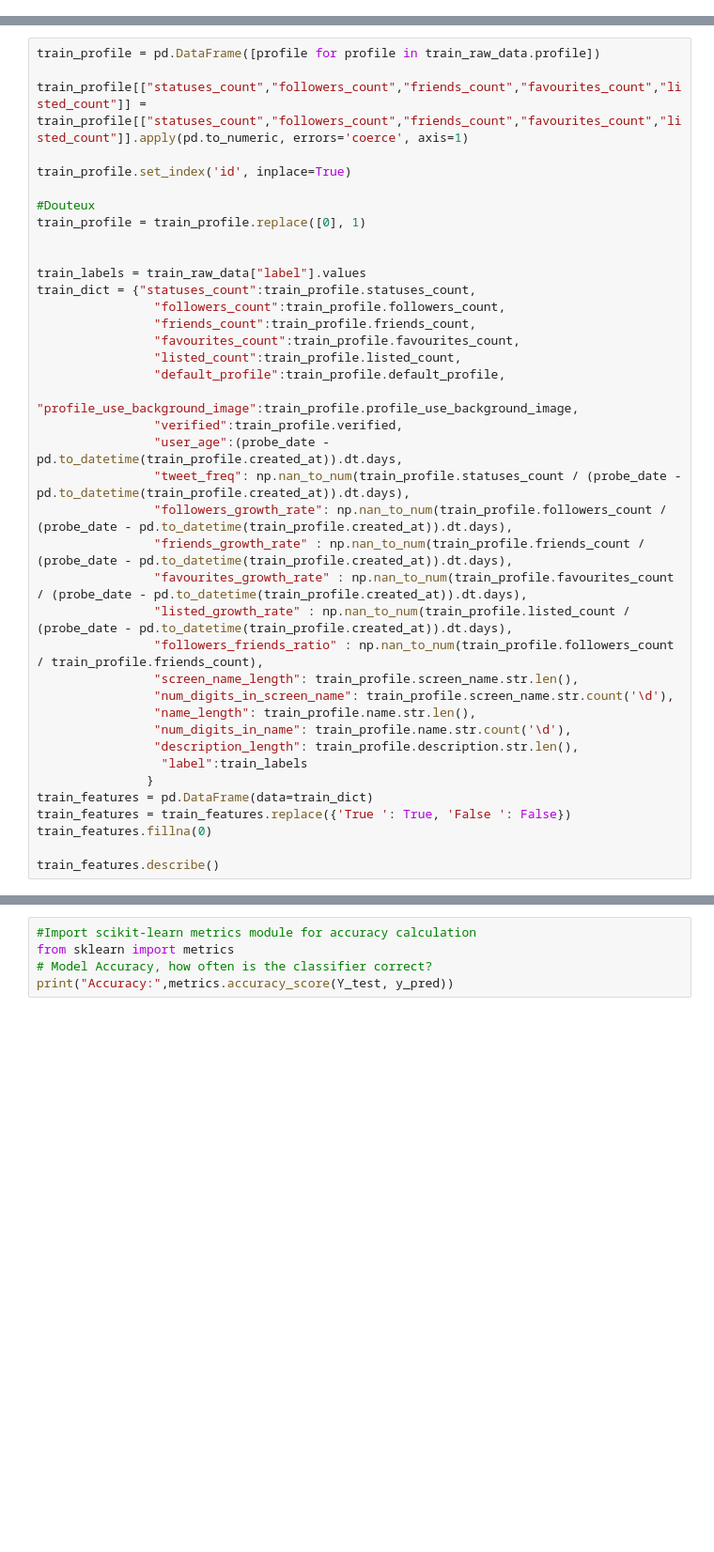
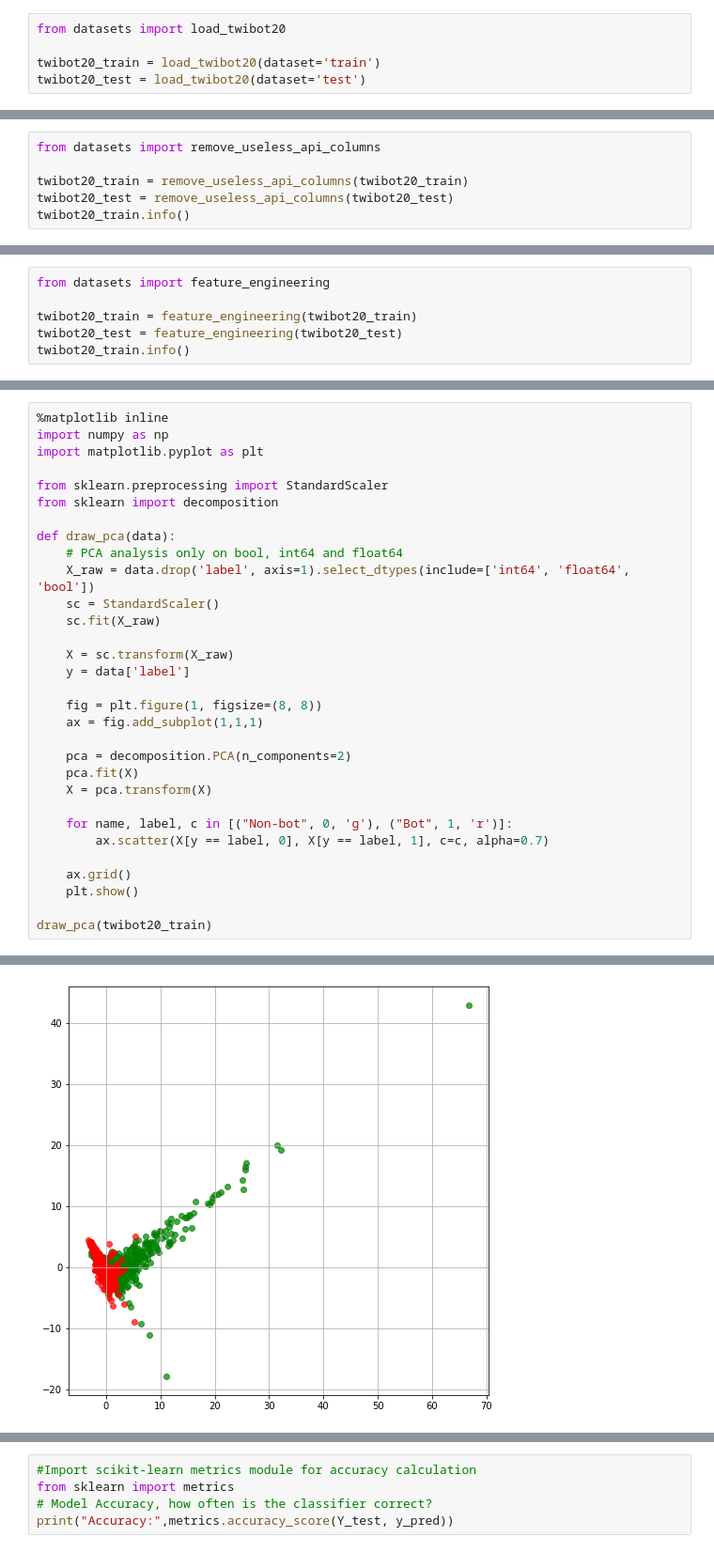
Before and after one commit to Obyka/PI_Bots_President, a Jupyter notebook: PI_model_TwiBot.ipynb, the cells around one changed output, grey strips where cells are left out. Shown at 94% size. Cells and saved outputs as stored; diff of their text form; blank space fills up the shorter version.

```diff
--- a/PI_model_TwiBot.ipynb
+++ b/PI_model_TwiBot.ipynb
@@ -13,0 +15,5 @@ ValueError: Expected object or value
+# %%
+from datasets import load_twibot20
+
+twibot20_train = load_twibot20(dataset='train')
+twibot20_test = load_twibot20(dataset='test')
@@ -13,0 +111,6 @@ ValueError: Expected object or value
+# %%
+from datasets import remove_useless_api_columns
+
+twibot20_train = remove_useless_api_columns(twibot20_train)
+twibot20_test = remove_useless_api_columns(twibot20_test)
+twibot20_train.info()
@@ -13,0 +140,6 @@ ValueError: Expected object or value
+# %%
+from datasets import feature_engineering
+
+twibot20_train = feature_engineering(twibot20_train)
+twibot20_test = feature_engineering(twibot20_test)
+twibot20_train.info()
@@ -14,40 +255,32 @@ ValueError: Expected object or value
 # %%
-train_profile = pd.DataFrame([profile for profile in train_raw_data.profile])
+%matplotlib inline
+import numpy as np
+import matplotlib.pyplot as plt
 
-train_profile[["statuses_count","followers_count","friends_count","favourites_count","listed_count"]] = train_profile[["statuses_count","followers_count","friends_count","favourites_count","listed_count"]].apply(pd.to_numeric, errors='coerce', axis=1)
+from sklearn.preprocessing import StandardScaler
+from sklearn import decomposition
 
-train_profile.set_index('id', inplace=True)
+def draw_pca(data):
+    # PCA analysis only on bool, int64 and float64
+    X_raw = data.drop('label', axis=1).select_dtypes(include=['int64', 'float64', 'bool'])
+    sc = StandardScaler()
+    sc.fit(X_raw)
 
-#Douteux
-train_profile = train_profile.replace([0], 1)
+    X = sc.transform(X_raw)
+    y = data['label']
 
+    fig = plt.figure(1, figsize=(8, 8))
+    ax = fig.add_subplot(1,1,1)
 
-train_labels = train_raw_data["label"].values
-train_dict = {"statuses_count":train_profile.statuses_count,
-                "followers_count":train_profile.followers_count,
-                "friends_count":train_profile.friends_count,
-                "favourites_count":train_profile.favourites_count,
-                "listed_count":train_profile.listed_count,
-                "default_profile":train_profile.default_profile,
-                "profile_use_background_image":train_profile.profile_use_background_image,
-                "verified":train_profile.verified,
-                "user_age":(probe_date - pd.to_datetime(train_profile.created_at)).dt.days,
-                "tweet_freq": np.nan_to_num(train_profile.statuses_count / (probe_date - pd.to_datetime(train_profile.created_at)).dt.days),
-                "followers_growth_rate": np.nan_to_num(train_profile.followers_count / (probe_date - pd.to_datetime(train_profile.created_at)).dt.days),
-                "friends_growth_rate" : np.nan_to_num(train_profile.friends_count / (probe_date - pd.to_datetime(train_profile.created_at)).dt.days),
-                "favourites_growth_rate" : np.nan_to_num(train_profile.favourites_count / (probe_date - pd.to_datetime(train_profile.created_at)).dt.days),
-                "listed_growth_rate" : np.nan_to_num(train_profile.listed_count / (probe_date - pd.to_datetime(train_profile.created_at)).dt.days),
-                "followers_friends_ratio" : np.nan_to_num(train_profile.followers_count / train_profile.friends_count),
-                "screen_name_length": train_profile.screen_name.str.len(),
-                "num_digits_in_screen_name": train_profile.screen_name.str.count('\d'),
-                "name_length": train_profile.name.str.len(),
-                "num_digits_in_name": train_profile.name.str.count('\d'),
-                "description_length": train_profile.description.str.len(),
-                 "label":train_labels
-               }
-train_features = pd.DataFrame(data=train_dict)
-train_features = train_features.replace({'True ': True, 'False ': False})
-train_features.fillna(0)
+    pca = decomposition.PCA(n_components=2)
+    pca.fit(X)
+    X = pca.transform(X)
 
-train_features.describe()
+    for name, label, c in [("Non-bot", 0, 'g'), ("Bot", 1, 'r')]:
+        ax.scatter(X[y == label, 0], X[y == label, 1], c=c, alpha=0.7)
+
+    ax.grid()
+    plt.show()
+
+draw_pca(twibot20_train)
 # %% [output]
@@ -62,0 +287 @@ train_features.describe()
+[figure, added]
```
Also changed, not shown: parts of 91 cells of this notebook, 1 other file.
